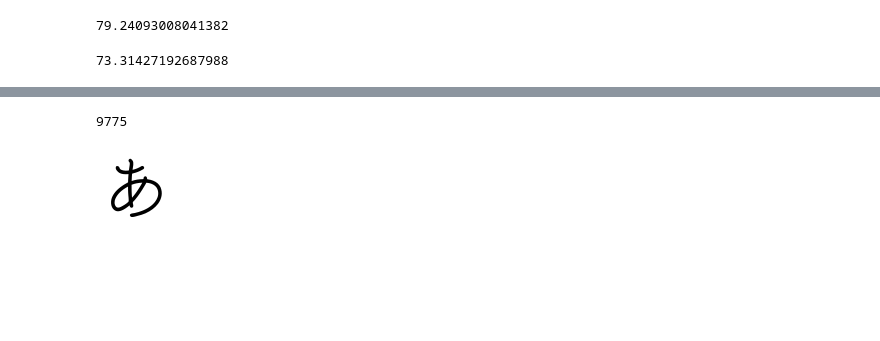
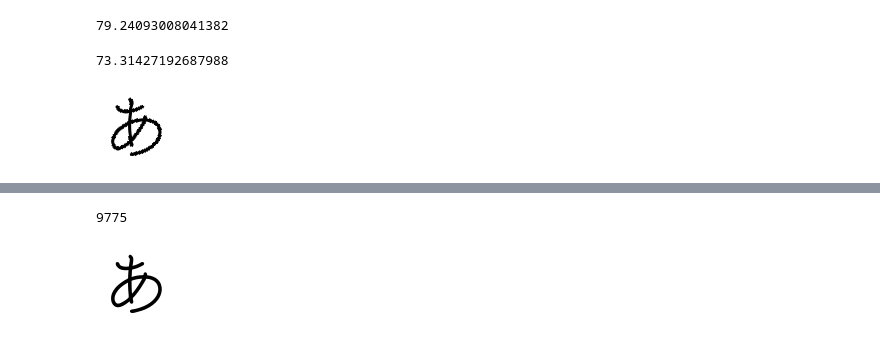
Before and after one commit to yukistavailable/DG-Font, a Jupyter notebook: sample.ipynb, the cells around one changed output, grey strips where cells are left out. Drawn from its saved outputs; the diff is of its cells as text; code cells hidden in the pictures; blank space fills up the shorter version.

```diff
--- a/sample.ipynb
+++ b/sample.ipynb
@@ -62,3 +62,9 @@ end = time.time()
 print(end - start)
 # %% [output]
 73.31427192687988
+# %%
+img, target = next(iter(img_data_loader))
+# %%
+display(to_pil_image(img[0]))
+# %% [output]
+[figure, added]
```
Also changed, not shown: parts of 1 cell of this notebook, 1 other file.
